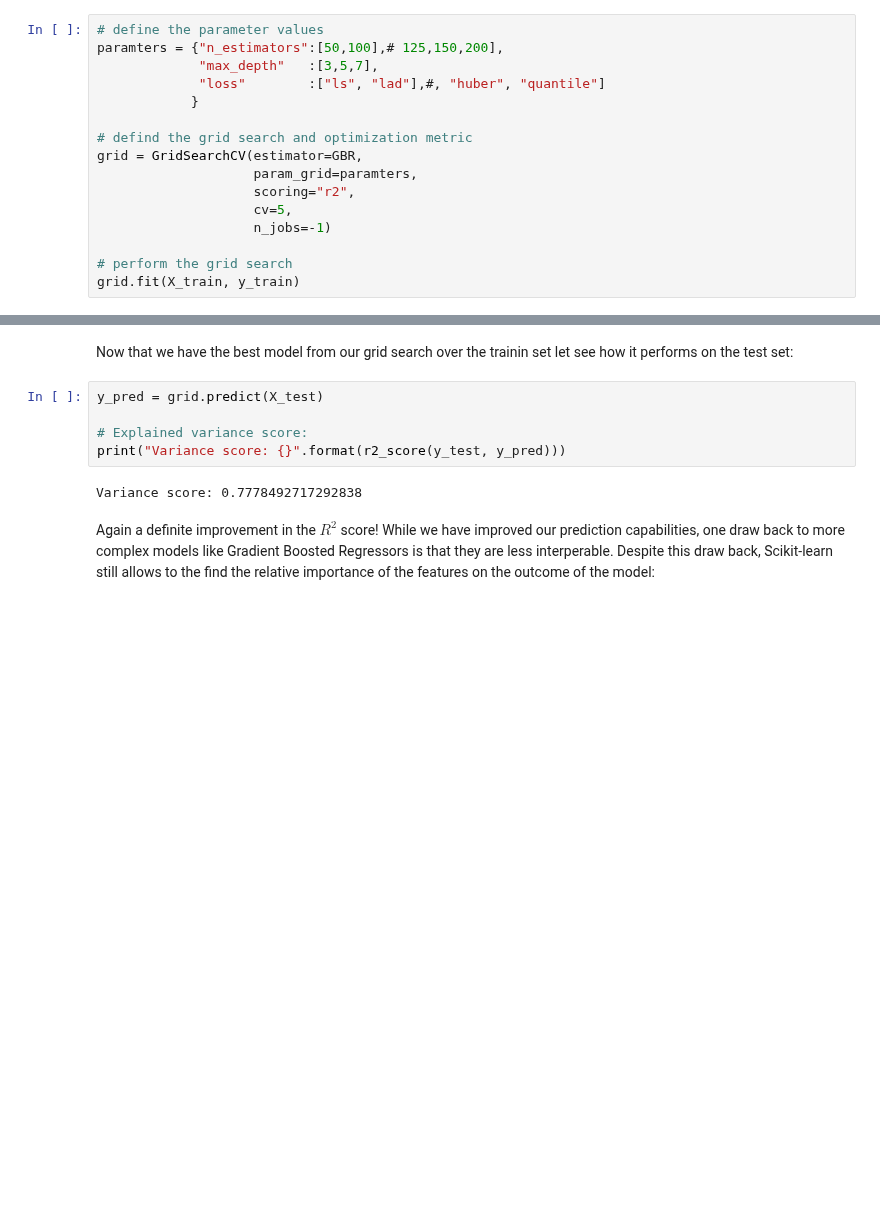
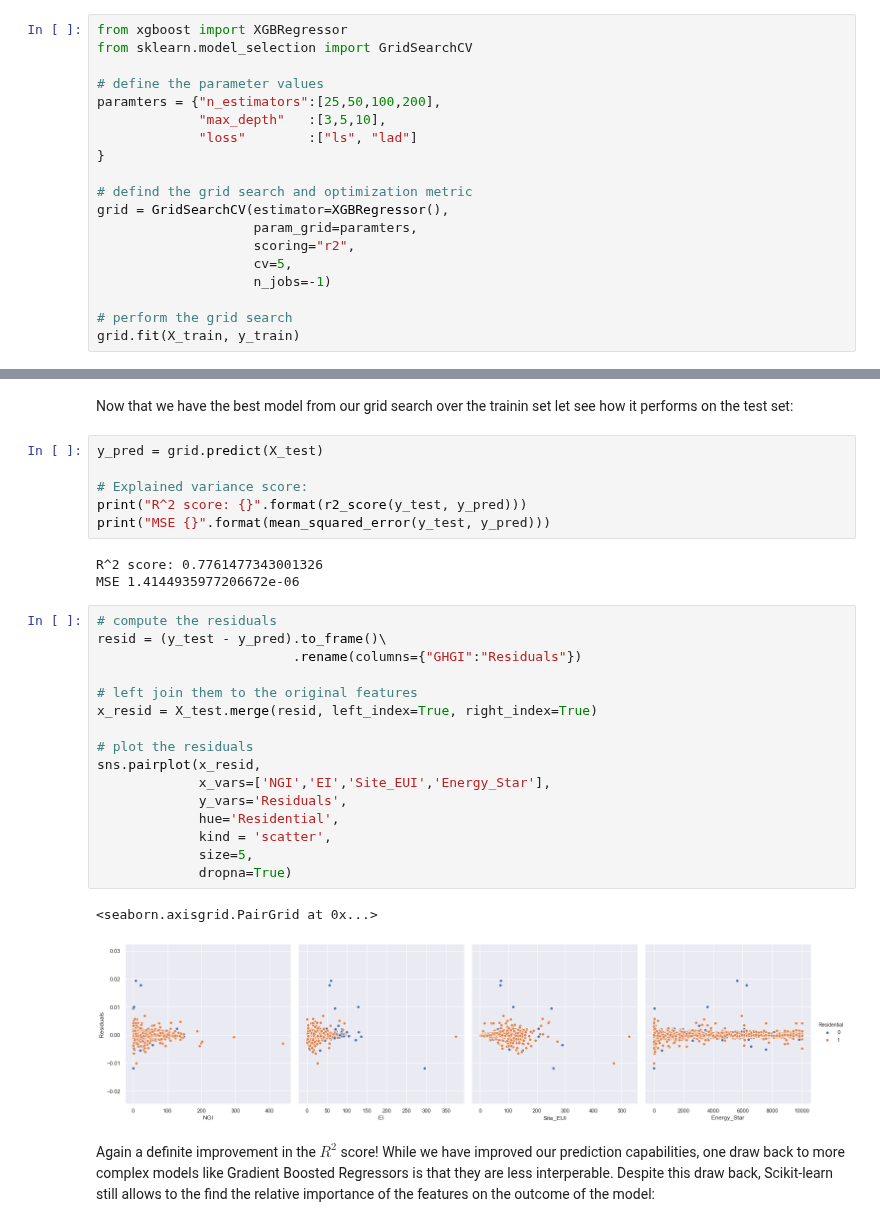
Before and after one commit to mdh266/NYCBuildingEnergyUse, a Jupyter notebook: GreenBuildings3.ipynb, the cells around one changed output, grey strips where cells are left out. Cells and saved outputs as stored; diff of their text form; blank space fills up the shorter version.

```diff
--- a/GreenBuildings3.ipynb
+++ b/GreenBuildings3.ipynb
@@ -352,12 +491,15 @@ Now let's run a grid search using cross-valiation to find the optimal parameter
 # %%
+from xgboost import XGBRegressor
+from sklearn.model_selection import GridSearchCV
+
 # define the parameter values
-paramters = {"n_estimators":[50,100],# 125,150,200],
-             "max_depth"   :[3,5,7],
-             "loss"        :["ls", "lad"],#, "huber", "quantile"]
-            }
+paramters = {"n_estimators":[25,50,100,200],
+             "max_depth"   :[3,5,10],
+             "loss"        :["ls", "lad"]
+}
 
 # defind the grid search and optimization metric
-grid = GridSearchCV(estimator=GBR,
+grid = GridSearchCV(estimator=XGBRegressor(),
                     param_grid=paramters,
                     scoring="r2",
                     cv=5,
@@ -383,9 +531,30 @@ Now that we have the best model from our grid search over the trainin set let se
 y_pred = grid.predict(X_test)
 
 # Explained variance score:
-print("Variance score: {}".format(r2_score(y_test, y_pred)))
+print("R^2 score: {}".format(r2_score(y_test, y_pred)))
+print("MSE {}".format(mean_squared_error(y_test, y_pred)))
 # %% [output]
-Variance score: 0.7778492717292838
+R^2 score: 0.7761477343001326
+MSE 1.4144935977206672e-06
+# %%
+# compute the residuals
+resid = (y_test - y_pred).to_frame()\
+                         .rename(columns={"GHGI":"Residuals"})
+
+# left join them to the original features
+x_resid = X_test.merge(resid, left_index=True, right_index=True)
+
+# plot the residuals
+sns.pairplot(x_resid,
+             x_vars=['NGI','EI','Site_EUI','Energy_Star'],
+             y_vars='Residuals',
+             hue='Residential',
+             kind = 'scatter',
+             size=5,
+             dropna=True)
+# %% [output]
+<seaborn.axisgrid.PairGrid at 0x...>
+[figure, added]
 # %% [markdown]
 Again a definite improvement in the $R^2$ score!  While we have improved our prediction capabilities, one draw back to more complex models like Gradient Boosted Regressors is that they are less interperable.  Despite this draw back, Scikit-learn still allows to the find the relative importance of the features on the outcome of the model:
 # %%
```
Also changed, not shown: parts of 123 cells of this notebook, 1 other file.
